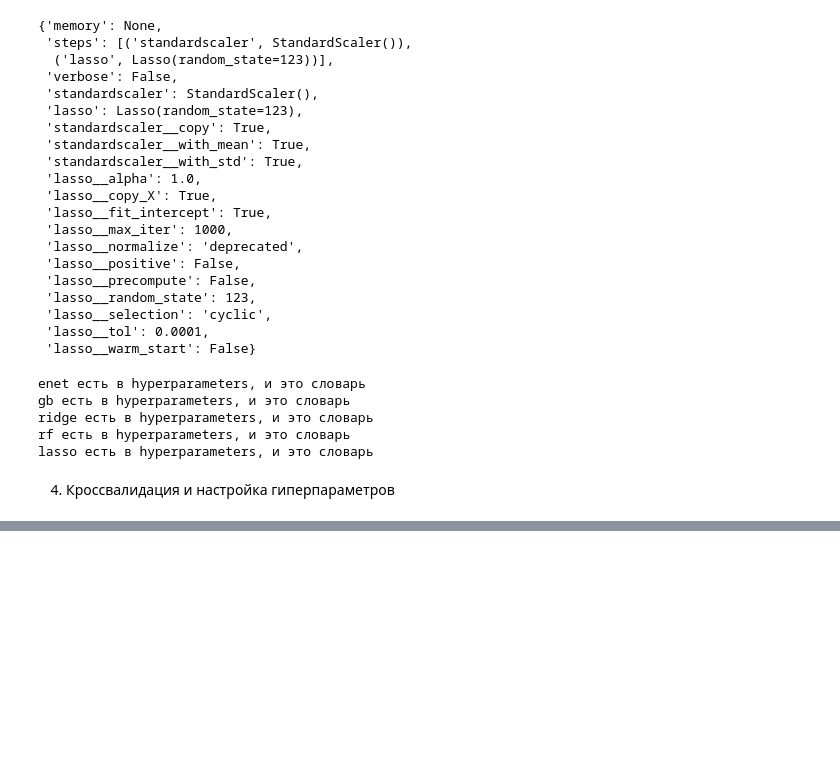
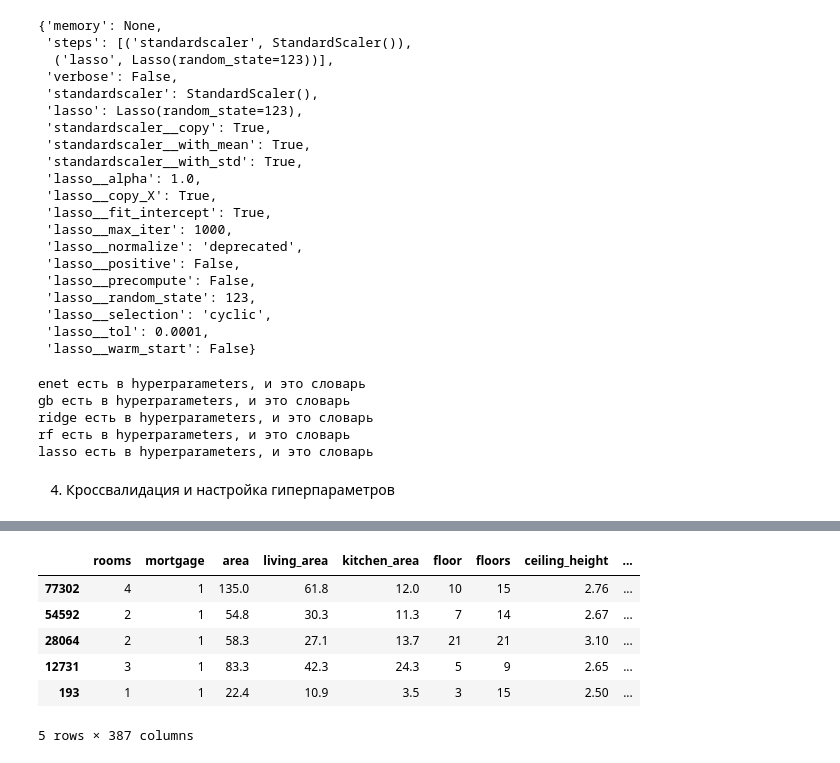
Before and after one commit to AlexShabanova/cian_project, a Jupyter notebook: application/model_training.ipynb, the cells around one changed output, grey strips where cells are left out. Saved outputs shown, nothing was run; the diff lists cells and outputs as text; code cells hidden in the pictures; blank space fills up the shorter version.

```diff
--- a/application/model_training.ipynb
+++ b/application/model_training.ipynb
@@ -219,0 +298,10 @@ pip install tensorflow
+# %%
+X_test.head(5)
+# %% [output]
+|  | rooms | mortgage | area | living_area | kitchen_area | floor | floors | ceiling_height | ... |
+| 77302 | 4 | 1 | 135.0 | 61.8 | 12.0 | 10 | 15 | 2.76 | ... |
+| 54592 | 2 | 1 | 54.8 | 30.3 | 11.3 | 7 | 14 | 2.67 | ... |
+| 28064 | 2 | 1 | 58.3 | 27.1 | 13.7 | 21 | 21 | 3.10 | ... |
+| 12731 | 3 | 1 | 83.3 | 42.3 | 24.3 | 5 | 9 | 2.65 | ... |
+| 193 | 1 | 1 | 22.4 | 10.9 | 3.5 | 3 | 15 | 2.50 | ... |
+5 rows × 387 columns
```
Also changed, not shown: parts of 16 cells of this notebook, 5 other files.
